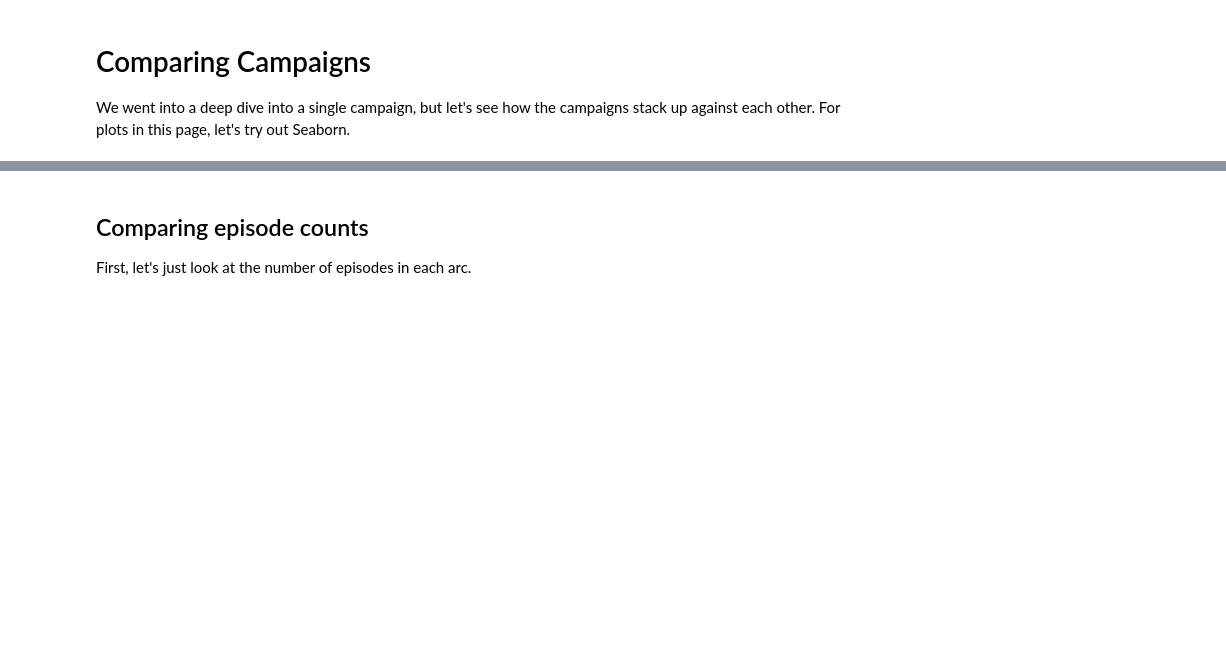
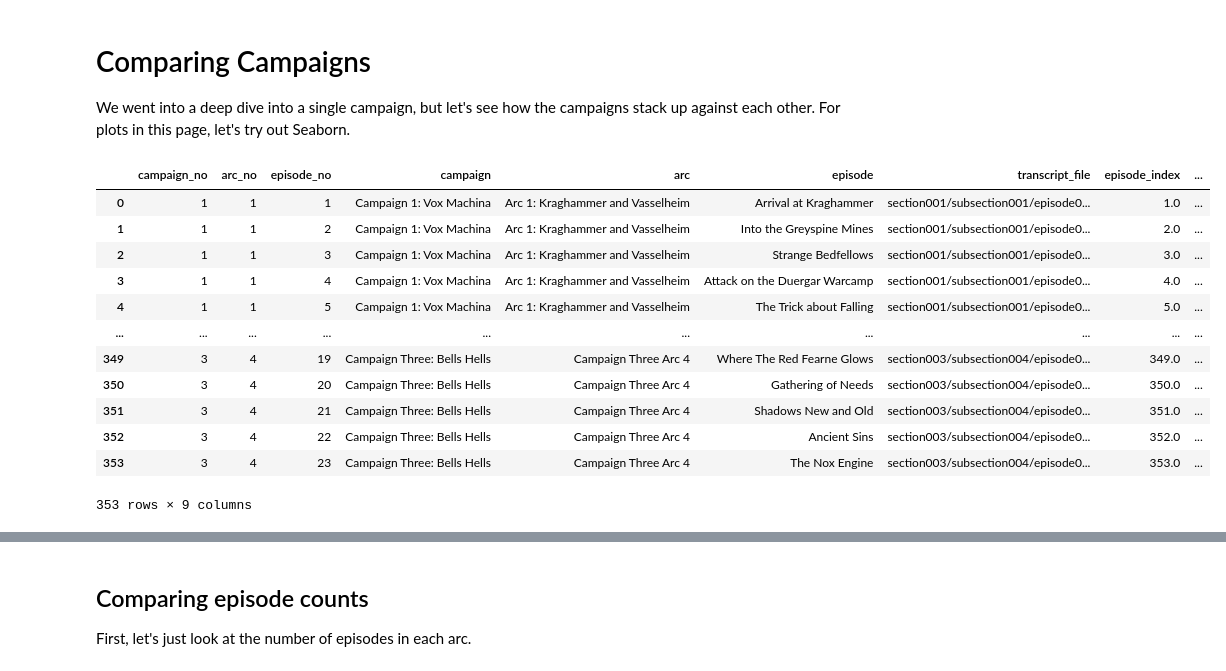
Before and after one commit to wmchad/CritRoleAI, a Jupyter notebook: notebooks/exploration/02_compare_campaigns.ipynb, the cells around one changed output, grey strips where cells are left out. Cells and saved outputs as stored; diff of their text form; code cells hidden in the pictures; blank space fills up the shorter version.

```diff
--- a/notebooks/exploration/02_compare_campaigns.ipynb
+++ b/notebooks/exploration/02_compare_campaigns.ipynb
@@ -8,33 +9,37 @@ We went into a deep dive into a single campaign, but let's see how the campaigns
 # %%
 import math
 import numpy as np
 import pandas as pd
 import matplotlib.patches as ptch
 import matplotlib.pyplot as plt
 from matplotlib import style
 import seaborn as sns
 import seaborn.objects as so
 
 def_max_rows = pd.get_option('display.max_rows')
 pd.set_option('display.max_rows', 200)
 sns.set_theme(rc = {'figure.figsize': (16, 10)})
 
 relative_data_dir = f'../../{data_dir}'
 relative_db_file = f'{relative_data_dir}/{db_file}'
 
-drop_cols = ['link', 'download_date']
-campaign_db = GetTranscriptDatabase(relative_db_file) \
-    .loc[db['section_no'].isin([1, 2, 3])] \
-    .drop(drop_cols, axis = 1) \
-    .rename(columns = {
-        'section_no': 'campaign_no',
-        'section': 'campaign',
-        'subsection_no': 'arc_no',
-        'subsection': 'arc'
-    })
-for x in episodes_to_remove:
-    campaign_db = campaign_db.loc[
-        ~((campaign_db['campaign_no'] == x['campaign_no']) &
-        (campaign_db['arc_no'] == x['arc_no']) &
-        (campaign_db['episode_no'] == x['episode_no'])),
-        :]
+campaign_db = BuildCampaignDatabase(
+    GetTranscriptDatabase(relative_db_file),
+    drop_cols       = ['link', 'download_date'],
+    remove_episodes = episodes_to_remove
+)
+campaign_db
+# %% [output]
+|  | campaign_no | arc_no | episode_no | campaign | arc | episode | transcript_file | episode_index | ... |
+| 0 | 1 | 1 | 1 | Campaign 1: Vox Machina | Arc 1: Kraghammer and Vasselheim | Arrival at Kraghammer | section001/subsection001/episode0... | 1.0 | ... |
+| 1 | 1 | 1 | 2 | Campaign 1: Vox Machina | Arc 1: Kraghammer and Vasselheim | Into the Greyspine Mines | section001/subsection001/episode0... | 2.0 | ... |
+| 2 | 1 | 1 | 3 | Campaign 1: Vox Machina | Arc 1: Kraghammer and Vasselheim | Strange Bedfellows | section001/subsection001/episode0... | 3.0 | ... |
+| 3 | 1 | 1 | 4 | Campaign 1: Vox Machina | Arc 1: Kraghammer and Vasselheim | Attack on the Duergar Warcamp | section001/subsection001/episode0... | 4.0 | ... |
+| 4 | 1 | 1 | 5 | Campaign 1: Vox Machina | Arc 1: Kraghammer and Vasselheim | The Trick about Falling | section001/subsection001/episode0... | 5.0 | ... |
+| ... | ... | ... | ... | ... | ... | ... | ... | ... | ... |
+| 349 | 3 | 4 | 19 | Campaign Three: Bells Hells | Campaign Three Arc 4 | Where The Red Fearne Glows | section003/subsection004/episode0... | 349.0 | ... |
+| 350 | 3 | 4 | 20 | Campaign Three: Bells Hells | Campaign Three Arc 4 | Gathering of Needs | section003/subsection004/episode0... | 350.0 | ... |
+| 351 | 3 | 4 | 21 | Campaign Three: Bells Hells | Campaign Three Arc 4 | Shadows New and Old | section003/subsection004/episode0... | 351.0 | ... |
+| 352 | 3 | 4 | 22 | Campaign Three: Bells Hells | Campaign Three Arc 4 | Ancient Sins | section003/subsection004/episode0... | 352.0 | ... |
+| 353 | 3 | 4 | 23 | Campaign Three: Bells Hells | Campaign Three Arc 4 | The Nox Engine | section003/subsection004/episode0... | 353.0 | ... |
+353 rows × 9 columns
```
Also changed, not shown: parts of 8 cells of this notebook, 1 other file.
